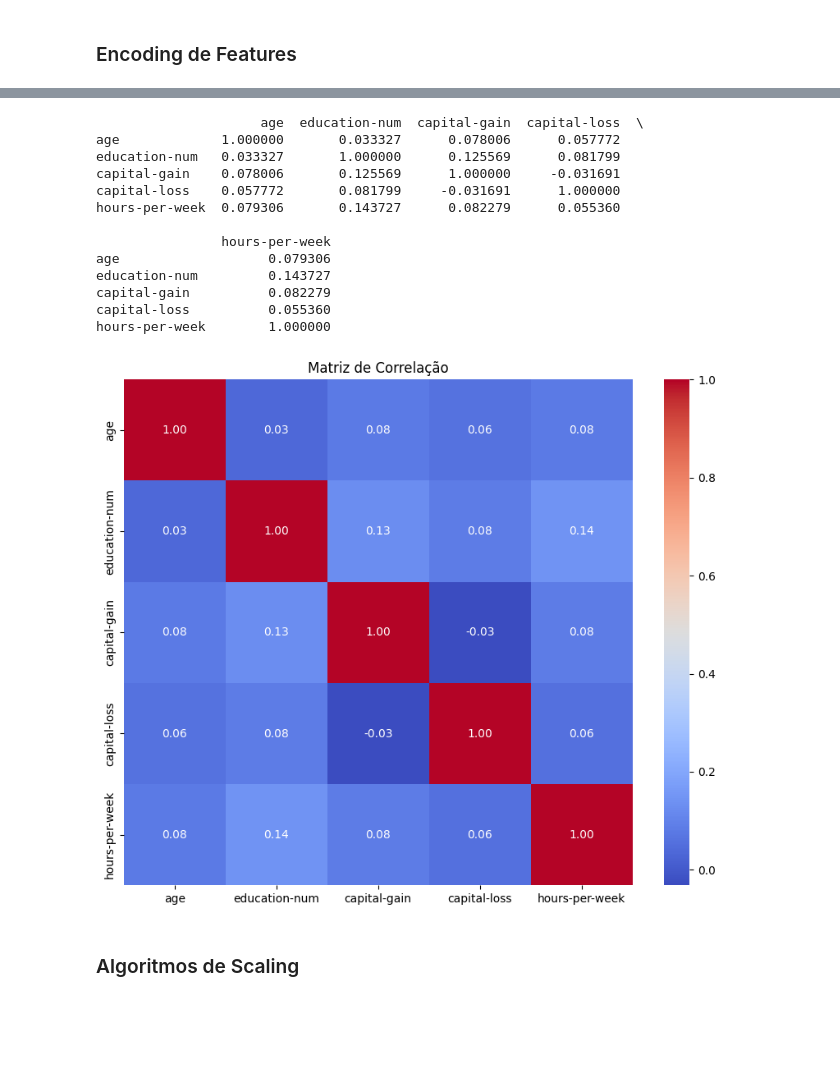
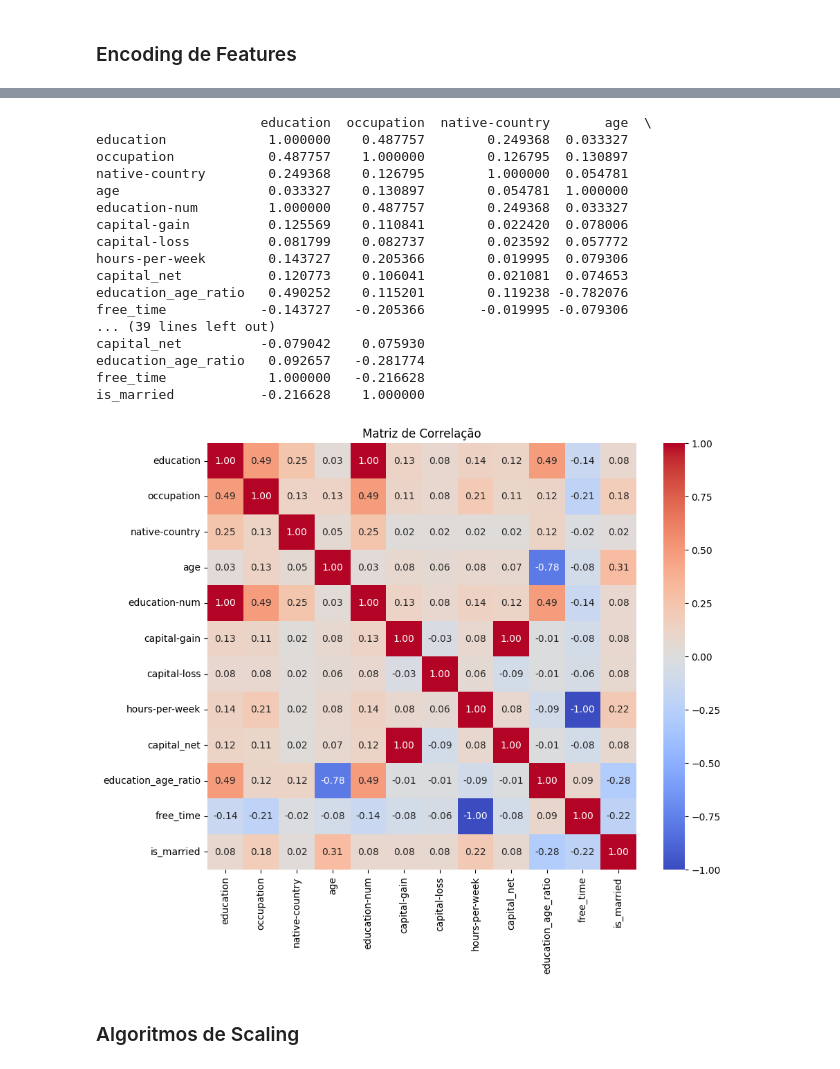
Before and after one commit to pedrobiqua/MineracaoDadosDados, a Jupyter notebook: analytics.ipynb, the cells around one changed output, grey strips where cells are left out. Drawn from its saved outputs; the diff is of its cells as text; code cells hidden in the pictures; blank space fills up the shorter version.

Commit message:
Atualização dos df e melhorias no plot das correlações

```diff
--- a/analytics.ipynb
+++ b/analytics.ipynb
@@ -251,7 +259,7 @@ Criação da faixa etária
 # %% [markdown]
 Proporção de anos estudados por idade
 # %%
-# df['education_age_ratio'] = df['education-num'] / df['age']
+df['education_age_ratio'] = df['education-num'] / df['age']
 # %% [markdown]
 Tempo livre
 
@@ -263,10 +270,10 @@ $$
 $$
 # %%
-# df['free_time'] = 168 - df['hours-per-week']
+df['free_time'] = 168 - df['hours-per-week']
 # %% [markdown]
 Casado ou não
 # %%
-# df['is_married'] = df['marital-status'].apply(lambda x: 1 if x == 'Married-civ-spouse' else 0)
+df['is_married'] = df['marital-status'].apply(lambda x: 1 if x == 'Married-civ-spouse' else 0)
 # %% [markdown]
 Obs: Posso combinar mais features, ver dedpois com o Lucas
 # %% [markdown]
@@ -283,7 +290,7 @@ one_hot_cols = [
     "relationship",
     "race",
     "sex",
-    # "age_group"
+    "age_group"
 ]
 ordinal_col = ["education"]
 target_enc_cols = ["occupation", "native-country"]
@@ -296,10 +303,10 @@ numeric_cols = [
     "capital-gain",
     "capital-loss",
     "hours-per-week",
-    # "capital_net",
-    # "education_age_ratio",
-    # "free_time",
-    # "is_married"
+    "capital_net",
+    "education_age_ratio",
+    "free_time",
+    "is_married"
 ]
 
 # Ordem correta para encoding ordinal da escolaridade
@@ -309,8 +316,6 @@ education_order = [
     'Assoc-voc', 'Assoc-acdm', 'Bachelors', 'Masters',
     'Prof-school', 'Doctorate'
 ]
-
-df_corr = df.copy()
 
 # Encoders
 one_hot_enc = OneHotEncoder(handle_unknown='ignore', sparse_output=False)
@@ -367,38 +378,42 @@ df_corr
 # %%
 # @title Corelações entre as variaveis
 
 import seaborn as sns
 import matplotlib.pyplot as plt
 
 # Exclui colunas apenas para ver as correlações
-df_corr = df_corr.drop(columns=['income'])
-cols_to_drop = one_hot_cols + ordinal_col + target_enc_cols
-df_corr = df_corr.drop(columns=cols_to_drop)
+df_corr = df_final.drop(columns=['income'])
+cols_to_remove = [col for col in df_corr.columns for prefix in one_hot_cols if col.startswith(prefix + '_')]
+df_corr = df_corr.drop(columns=cols_to_remove)
 
 correlacoes = df_corr.corr()
 
 # Exibe a matriz
 print(correlacoes)
 
 plt.figure(figsize=(10, 8))
 sns.heatmap(df_corr.corr(), annot=True, cmap='coolwarm', fmt=".2f")
 plt.title("Matriz de Correlação")
 plt.show()
 # %% [output]
-                     age  education-num  capital-gain  capital-loss  \
-age             1.000000       0.033327      0.078006      0.057772
-education-num   0.033327       1.000000      0.125569      0.081799
-capital-gain    0.078006       0.125569      1.000000     -0.031691
-capital-loss    0.057772       0.081799     -0.031691      1.000000
-hours-per-week  0.079306       0.143727      0.082279      0.055360
-
-                hours-per-week
-age                   0.079306
-education-num         0.143727
-capital-gain          0.082279
-capital-loss          0.055360
-hours-per-week        1.000000
+                     education  occupation  native-country       age  \
+education             1.000000    0.487757        0.249368  0.033327
+occupation            0.487757    1.000000        0.126795  0.130897
+native-country        0.249368    0.126795        1.000000  0.054781
+age                   0.033327    0.130897        0.054781  1.000000
+education-num         1.000000    0.487757        0.249368  0.033327
+capital-gain          0.125569    0.110841        0.022420  0.078006
+capital-loss          0.081799    0.082737        0.023592  0.057772
+hours-per-week        0.143727    0.205366        0.019995  0.079306
+capital_net           0.120773    0.106041        0.021081  0.074653
+education_age_ratio   0.490252    0.115201        0.119238 -0.782076
+free_time            -0.143727   -0.205366       -0.019995 -0.079306
+... (39 lines left out)
+capital_net          -0.079042    0.075930
+education_age_ratio   0.092657   -0.281774
+free_time             1.000000   -0.216628
+is_married           -0.216628    1.000000
-[figure, old version]
+[figure, new version]
 # %% [markdown]
 ### Algoritmos de Scaling
 # %%
```
Also changed, not shown: parts of 13 cells of this notebook.
